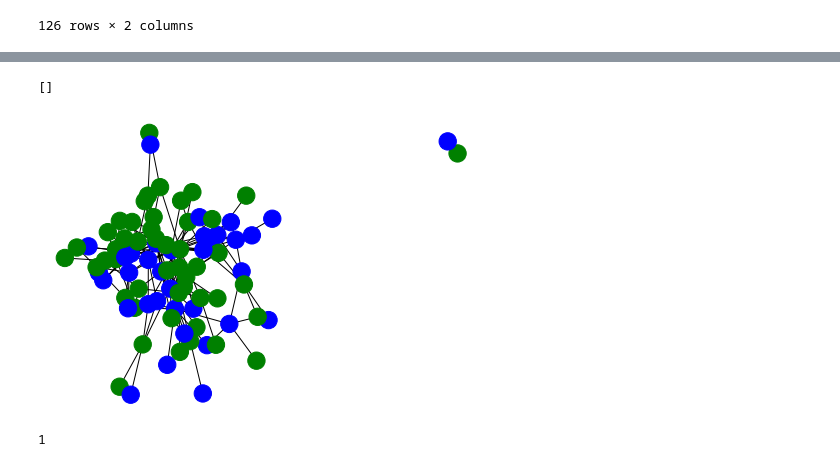
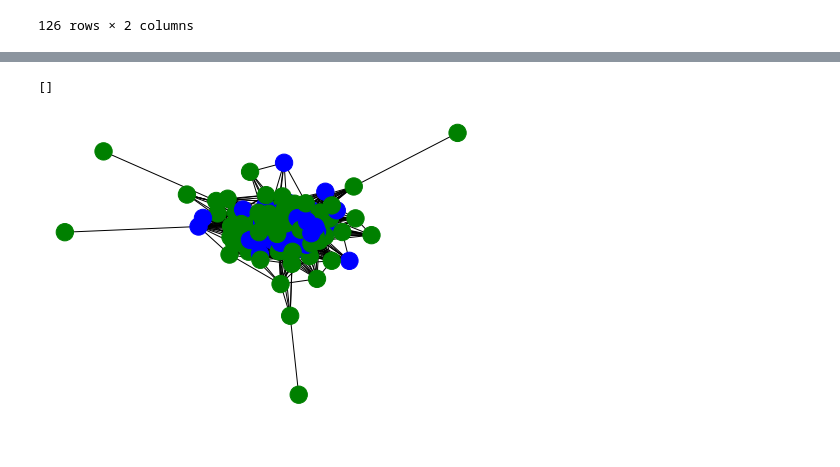
Before and after one commit to SirUnknown2/colonoscopy-videos-classification, a Jupyter notebook: MLPVoice.ipynb, the cells around one changed output, grey strips where cells are left out. Drawn from its saved outputs; the diff is of its cells as text; code cells hidden in the pictures.

```diff
--- a/MLPVoice.ipynb
+++ b/MLPVoice.ipynb
@@ -136,37 +167,33 @@ salient_features = features.iloc[:,saliency_order[0:num_features]]
 A = np.zeros((features.shape[0], features.shape[0]))
 for i in features.index:
     for j in range(i):
         A[i,j] = np.linalg.norm(salient_features.iloc[i,:] - salient_features.iloc[j,:])
 A = A + np.transpose(A)
 # print(A)
-# p = np.median(A).astype('int')
+p = np.median(A).astype('int')
 # print(p)
 # print(np.max(A))
-p = 0.8
+# p = 0.8
 A = (A < p)
 A = A - np.eye(A.shape[0])
 rows, cols = np.where(A==1)
 edges = zip(rows.tolist(), cols.tolist())
 G = nx.Graph()
 G.add_edges_from(edges, node_size=1)
 color_map = np.array([])
 acceptable = np.array([])
 unacceptable = np.array([])
 for node in G:
     if (class_label[node]==1):
         acceptable = np.append(acceptable, node)
         color_map = np.append(color_map, 'blue')
     else:
         unacceptable = np.append(unacceptable, node)
         color_map = np.append(color_map, 'green')
 nx.draw(G, node_color=color_map)
 plt.plot()
 # print(nx.average_clustering(G, acceptable))
 # print(nx.average_clustering(G, unacceptable))
 # %% [output]
 []
-[figure, old version]
+[figure, new version]
-# %%
-p
-# %% [output]
-1
```
Also changed, not shown: parts of 18 cells of this notebook, 3 other files.
